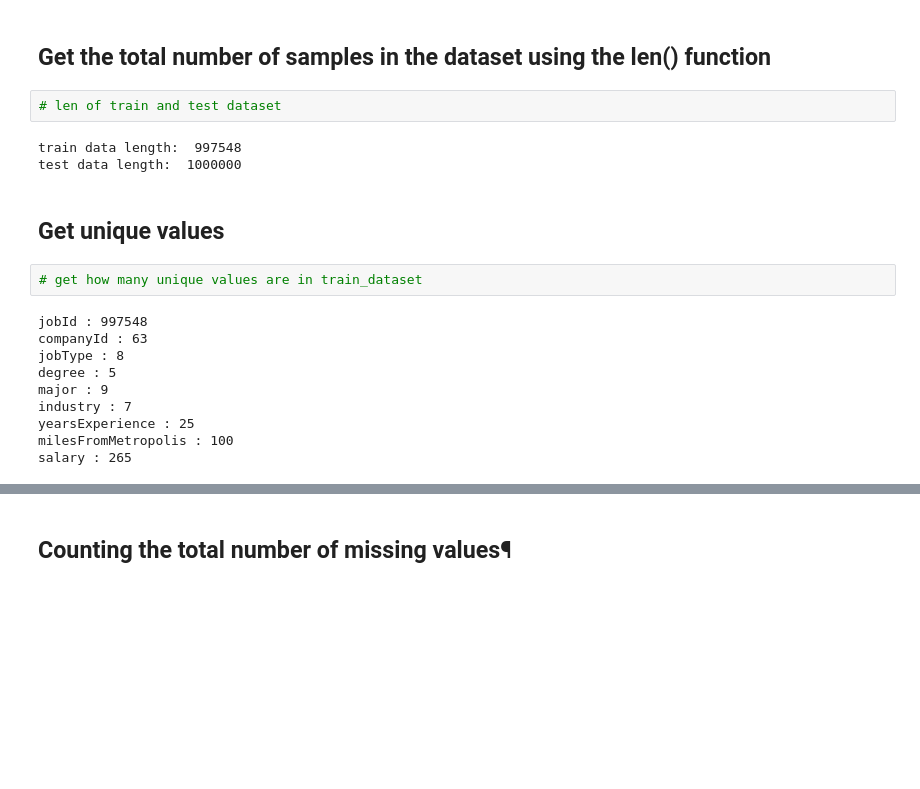
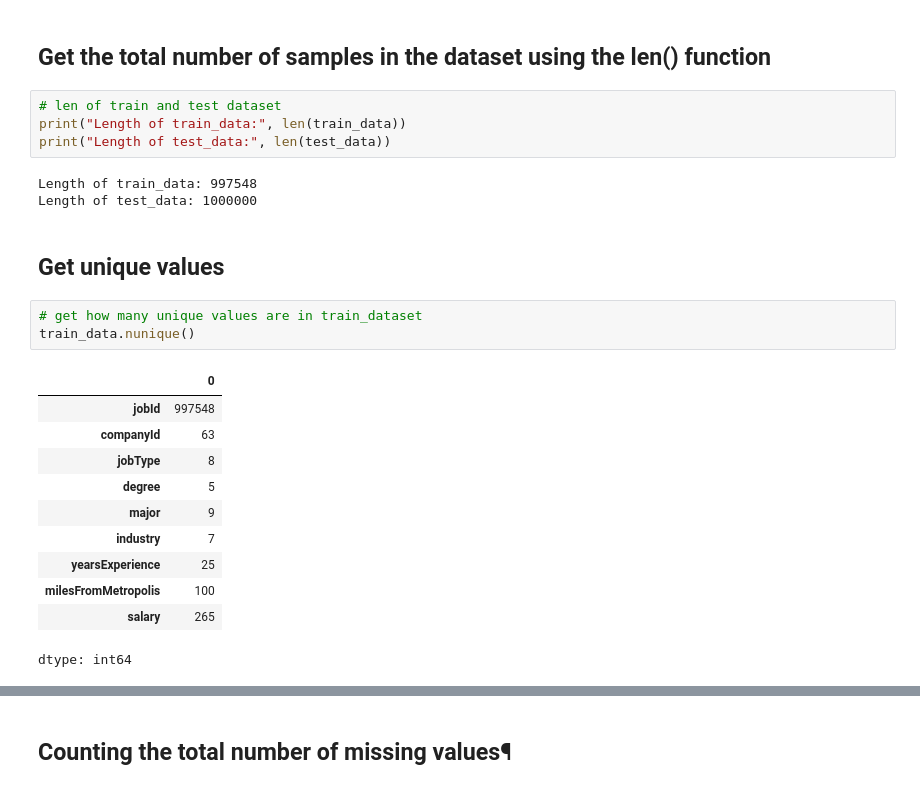
Before and after one commit to buvir/Projects_2025_Python_Study, a Jupyter notebook: Employee_attrition.ipynb, the cells around one changed output, grey strips where cells are left out. Cells and saved outputs as stored; diff of their text form; blank space fills up the shorter version.

```diff
--- a/Employee_attrition.ipynb
+++ b/Employee_attrition.ipynb
@@ -185,22 +201,27 @@ memory usage: 61.0+ MB
 ## Get the total number of samples in the dataset using the len() function
 # %%
 # len of train and test dataset
+print("Length of train_data:", len(train_data))
+print("Length of test_data:", len(test_data))
 # %% [output]
-train data length:  997548
-test data length:  1000000
+Length of train_data: 997548
+Length of test_data: 1000000
 # %% [markdown]
 ## Get unique values
 # %%
 # get how many unique values are in train_dataset
+train_data.nunique()
 # %% [output]
+|  | 0 |
+| jobId | 997548 |
+| companyId | 63 |
+| jobType | 8 |
+| degree | 5 |
+| major | 9 |
+| industry | 7 |
+| yearsExperience | 25 |
+| milesFromMetropolis | 100 |
+| salary | 265 |
-jobId : 997548
-companyId : 63
-jobType : 8
-degree : 5
-major : 9
-industry : 7
-yearsExperience : 25
-milesFromMetropolis : 100
-salary : 265
+dtype: int64
 # %%
 # get how many unique values are in test_dataset
```
Also changed, not shown: parts of 30 cells of this notebook.
